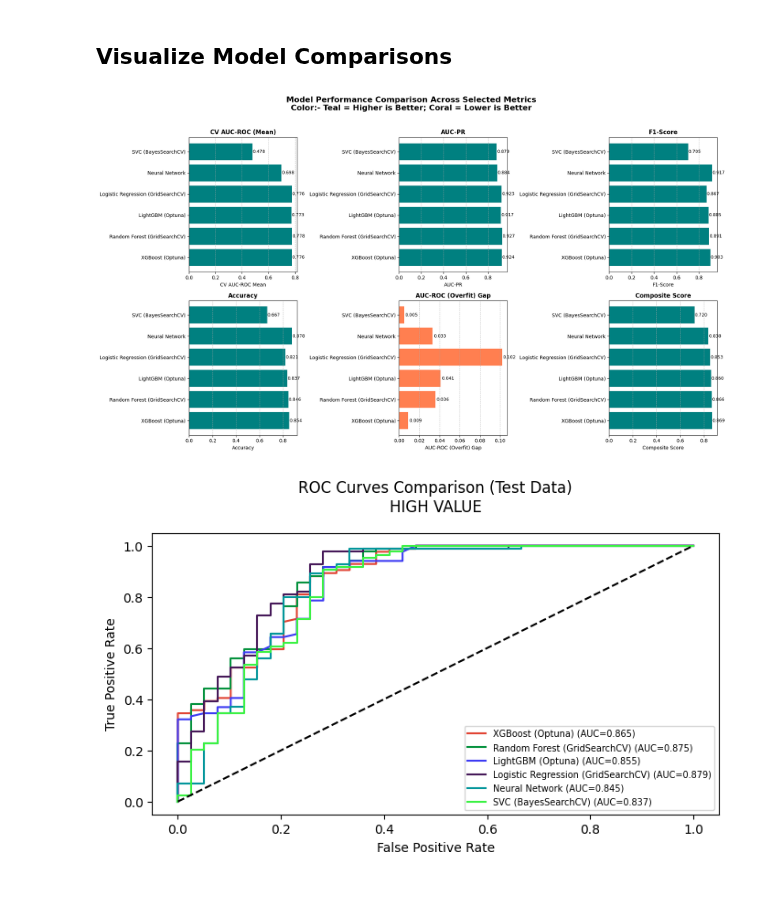
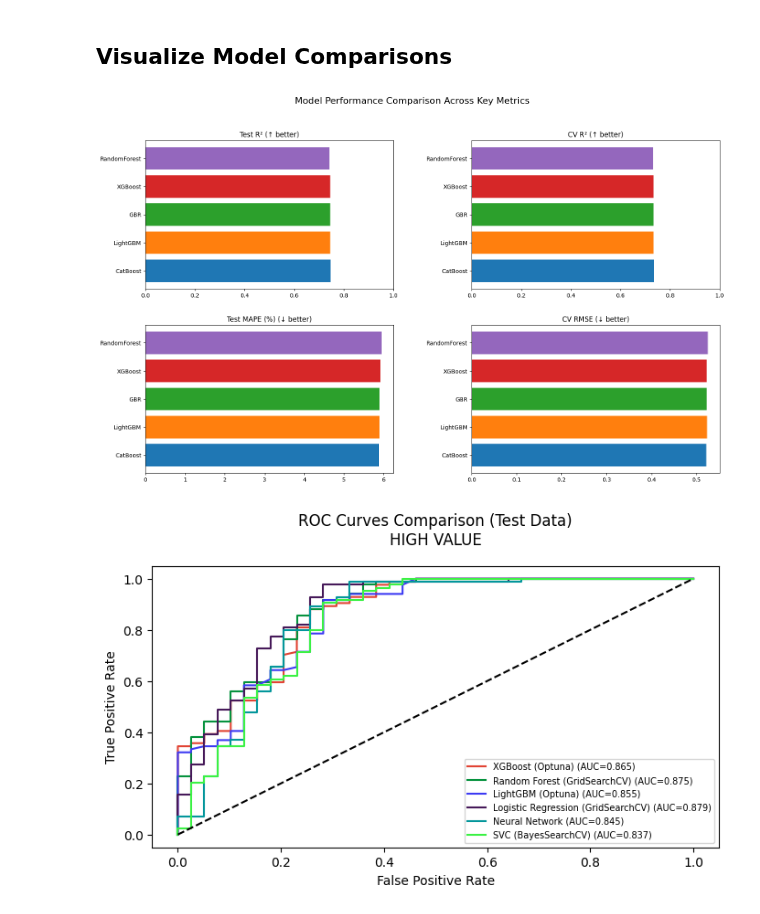
Before and after one commit to tshihab07/Super-Market-Sales-Forecasting, a Jupyter notebook: notebookes/model_SelectionAndAnalysis.ipynb, the cells around one changed output. Cells and saved outputs as stored; diff of their text form; code cells hidden in the pictures.

Commit message:
feat(visualization): implement performance metric plots accross best variants from all models

```diff
--- a/notebookes/model_SelectionAndAnalysis.ipynb
+++ b/notebookes/model_SelectionAndAnalysis.ipynb
@@ -148,11 +148,9 @@ display(overfitting_analysis)
 | 13 | GBR (Optuna) | 0.6077 | 0.6403 | 0.5966 | 0.6627 | -0.0224 | 0.9817 | Low | ... |
 | 14 | GBR (RandomizedSearchCV) | 0.5232 | 0.7334 | 0.5180 | 0.7458 | -0.0124 | 0.9901 | Low | ... |
 # %%
-# Table 3: Model Scores
+# Table 3: Best variation From Each Models and Model Ranking
+model_performance["Family"] = model_performance["Model"].str.split(" (", regex=False).str[0]
 
-model_performance["Family"] = model_performance["Model"].str.split(" (").str[0]
-
-# For each family, pick row with highest Test R2
 best_variants = (
     model_performance
     .sort_values(["Test R2", "R2 Gap", "CV R2"],
@@ -170,5 +174,13 @@ error: missing ), unterminated subpattern at position 1
 # %%
-# Table 1: All Models Performance
-print("=== TABLE 4: OVERALL MODELS PERFORMANCE ===".center(140))
-display(model_performance)
+# Table 4: Model Ranking
+
+# Sort: 1. Test R2 ↓, 2. R2 Gap ↑, 3. CV R2 ↓
+best_variants = best_variants.sort_values(
+    ["Test R2", "R2 Gap", "CV R2"],
+    ascending=[False, True, False]
+).reset_index(drop=True)
+
+
+print("=== TABLE 4: RANKED BEST VARIANTS (Top 5) ===".center(140))
+display(best_variants.round(4))
 # %% [output]
@@ -198,74 +199,32 @@ display(model_ranking)
 # %% [markdown]
 ## Visualize Model Comparisons
 # %%
-""" Performance Bar Chart """
+""" Performance Metric Comparison """
 
-# metrics and titles for box plots
+fig, axes = plt.subplots(2, 2, figsize=(16, 10))
+models = best_variants["Model"].str.replace(r" \(.*\)", "", regex=True).values                  # Clean names
+colors = ['#1f77b4', '#ff7f0e', '#2ca02c', '#d62728', '#9467bd']
+
+# Metric definitions for looping
 metrics = [
-    'CV AUC-ROC Mean',
-    'AUC-PR',
-    'F1-Score',
-    'Accuracy',
-    'AUC-ROC (Overfit) Gap',
-    'Composite Score'
+    ("Test R2", "Test R² (↑ better)", (0, 1)),
+    ("CV R2", "CV R² (↑ better)", (0, 1)),
+    ("Test MAPE", "Test MAPE (%) (↓ better)", None),
+    ("CV RMSE", "CV RMSE (↓ better)", None)
 ]
 
-titles = [
-    'CV AUC-ROC (Mean)',
-    'AUC-PR',
-    'F1-Score',
-    'Accuracy',
-    'AUC-ROC (Overfit) Gap',
-    'Composite Score'
-]
+# Loop over each metric and corresponding subplot
+for ax, (col, title, xlim) in zip(axes.flatten(), metrics):
+    ax.barh(models, best_variants[col], color=colors)
+    ax.set_title(title)
+    if xlim:
+        ax.set_xlim(xlim)
 
-# Number of metrics to plot
-n_metrics = len(metrics)
-rows = 2
-cols = 3
-
-fig, axes = plt.subplots(rows, cols, figsize=(18, 10))
-axes = axes.flatten()  # Flatten for easy indexing
-
-for i, metric in enumerate(metrics):
-    ax = axes[i]
-
-    # Get values for this metric
-    values = model_ranking[metric].values
-
-    # Choose color based on metric (higher = better except Overfit Gap)
-    if metric == 'AUC-ROC (Overfit) Gap':
-        color = 'coral'  # Lower is better
-    else:
-        color = 'teal'   # Higher is better
-
-    # Create horizontal bar plot
-    bars = ax.barh(model_ranking['Model'], values, color=color)
-
-    # Set title and labels
-    ax.set_title(titles[i], fontsize=12, fontweight='bold')
-    ax.set_xlabel(metric)
-    ax.grid(axis='x', linestyle='--', alpha=0.7)
-
-    # Annotate bars with values
-    for j, v in enumerate(values):
-        if pd.isna(v):
-            ax.text(0.001, j, "N/A", va='center', fontsize=9, ha='left')
-        else:
-            text_x = v + 0.001 if v >= 0 else v - 0.001
-            ha = 'left' if v >= 0 else 'right'
-            ax.text(text_x, j, f"{v:.3f}", va='center', fontsize=9, ha=ha)
-
-# Hide any unused subplots (if any)
-for j in range(i + 1, len(axes)):
-    fig.delaxes(axes[j])
-
-# Add overall title and adjust layout
-plt.suptitle("Model Performance Comparison Across Selected Metrics\nColor:- Teal = Higher is Better; Coral = Lower is Better", fontsize=16, fontweight='bold', y=1.02)
-plt.tight_layout()
+plt.suptitle("Model Performance Comparison Across Key Metrics", fontsize=16, y=0.98)
+plt.tight_layout(pad=3.0, h_pad=3, w_pad=5)
 plt.show()
 # %% [output]
-[figure, old version]
+[figure, new version]
 # %%
 """ ROC Curves Comparison (Test Data) - HIGH VALUE """
 
```
Also changed, not shown: parts of 4 cells of this notebook.
